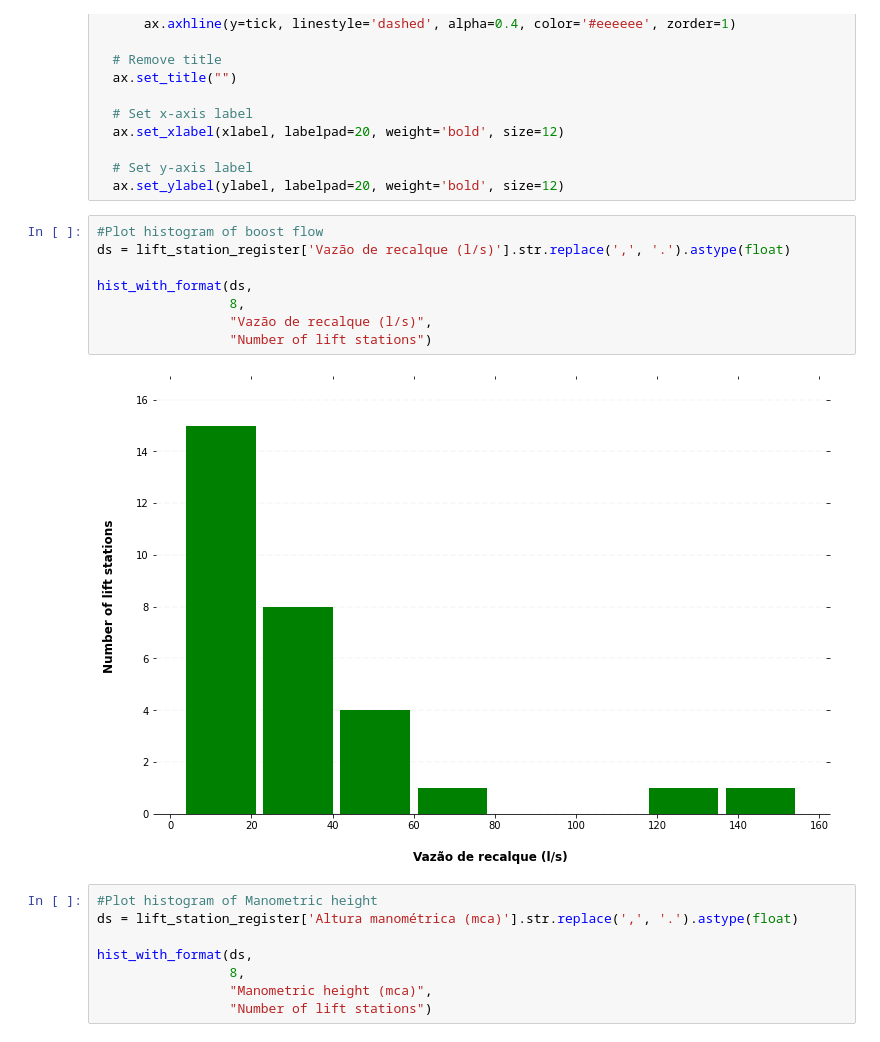
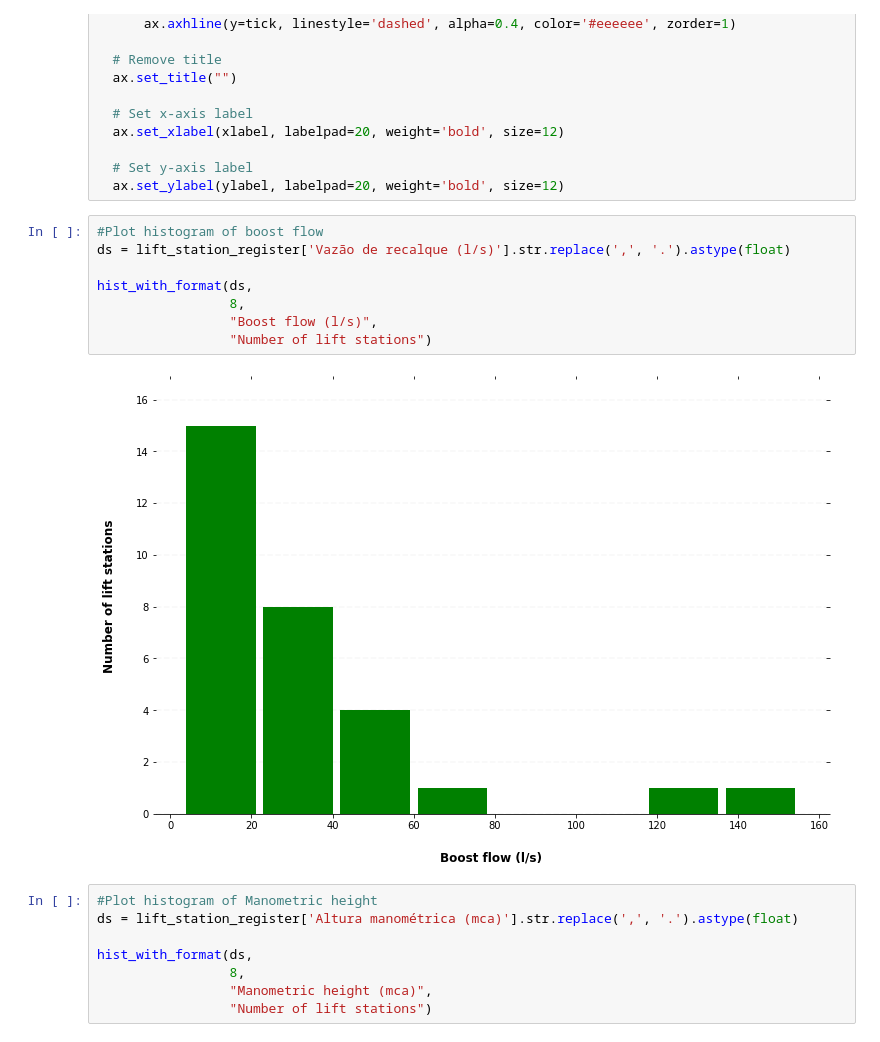
Before and after one commit to heber-augusto/master-degree-jupyter-notebooks, a Jupyter notebook: step_3-data-analysis/step_3-data-analysis-and-exploration.ipynb, the cells around one changed output. Cells and saved outputs as stored; diff of their text form.

```diff
--- a/step_3-data-analysis/step_3-data-analysis-and-exploration.ipynb
+++ b/step_3-data-analysis/step_3-data-analysis-and-exploration.ipynb
@@ -96,13 +105,13 @@ def hist_with_format(ds, bins, xlabel, ylabel):
 # %%
 #Plot histogram of boost flow
 ds = lift_station_register['Vazão de recalque (l/s)'].str.replace(',', '.').astype(float)
 
 hist_with_format(ds,
                  8,
-                 "Vazão de recalque (l/s)",
+                 "Boost flow (l/s)",
                  "Number of lift stations")
 # %% [output]
-[figure, old version]
+[figure, new version]
 # %%
 #Plot histogram of Manometric height
 ds = lift_station_register['Altura manométrica (mca)'].str.replace(',', '.').astype(float)
```
Also changed, not shown: parts of 12 cells of this notebook.
